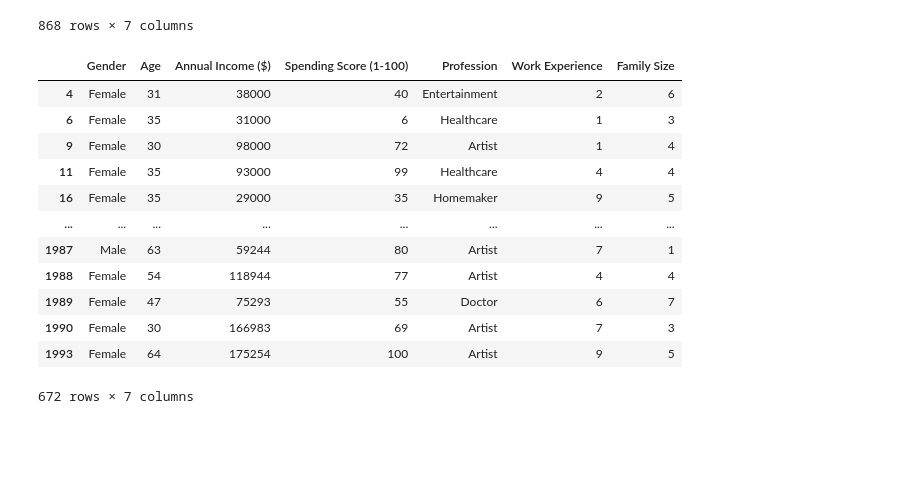
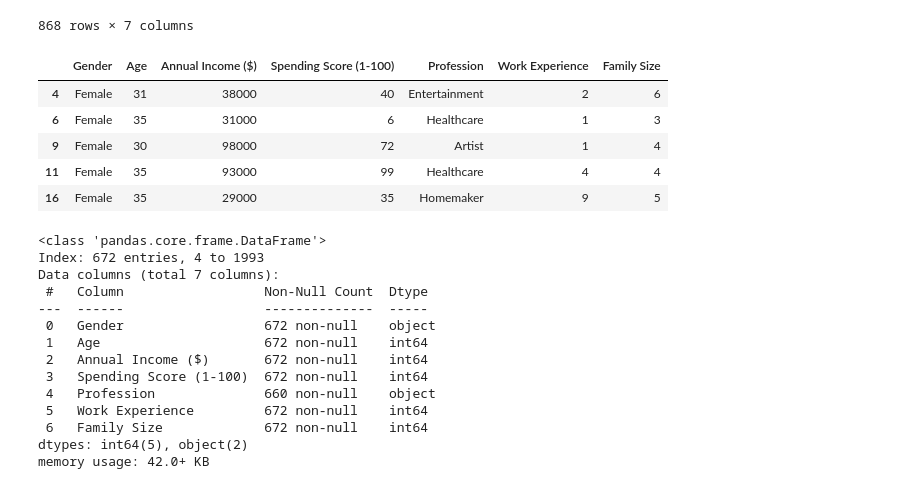
Before and after one commit to Kennatha/group2_project4, a Jupyter notebook: jupyter_notebook.ipynb, the cells around one changed output. Cells and saved outputs as stored; diff of their text form; code cells hidden in the pictures; blank space fills up the shorter version.

```diff
--- a/jupyter_notebook.ipynb
+++ b/jupyter_notebook.ipynb
@@ -50,18 +66,28 @@ main_df2
 # %%
 #making work experience greater than 0
 main_df3 = main_df2[main_df2['Work Experience']>0]
-main_df3
+main_df3.head()
 # %% [output]
 |  | Gender | Age | Annual Income ($) | Spending Score (1-100) | Profession | Work Experience | Family Size |
 | 4 | Female | 31 | 38000 | 40 | Entertainment | 2 | 6 |
 | 6 | Female | 35 | 31000 | 6 | Healthcare | 1 | 3 |
 | 9 | Female | 30 | 98000 | 72 | Artist | 1 | 4 |
 | 11 | Female | 35 | 93000 | 99 | Healthcare | 4 | 4 |
 | 16 | Female | 35 | 29000 | 35 | Homemaker | 9 | 5 |
-| ... | ... | ... | ... | ... | ... | ... | ... |
-| 1987 | Male | 63 | 59244 | 80 | Artist | 7 | 1 |
-| 1988 | Female | 54 | 118944 | 77 | Artist | 4 | 4 |
-| 1989 | Female | 47 | 75293 | 55 | Doctor | 6 | 7 |
-| 1990 | Female | 30 | 166983 | 69 | Artist | 7 | 3 |
-| 1993 | Female | 64 | 175254 | 100 | Artist | 9 | 5 |
-672 rows × 7 columns
+# %%
+main_df3.info()
+# %% [output]
+<class 'pandas.core.frame.DataFrame'>
+Index: 672 entries, 4 to 1993
+Data columns (total 7 columns):
+ #   Column                  Non-Null Count  Dtype
+---  ------                  --------------  -----
+ 0   Gender                  672 non-null    object
+ 1   Age                     672 non-null    int64
+ 2   Annual Income ($)       672 non-null    int64
+ 3   Spending Score (1-100)  672 non-null    int64
+ 4   Profession              660 non-null    object
+ 5   Work Experience         672 non-null    int64
+ 6   Family Size             672 non-null    int64
+dtypes: int64(5), object(2)
+memory usage: 42.0+ KB
```
Also changed, not shown: parts of 9 cells of this notebook.
